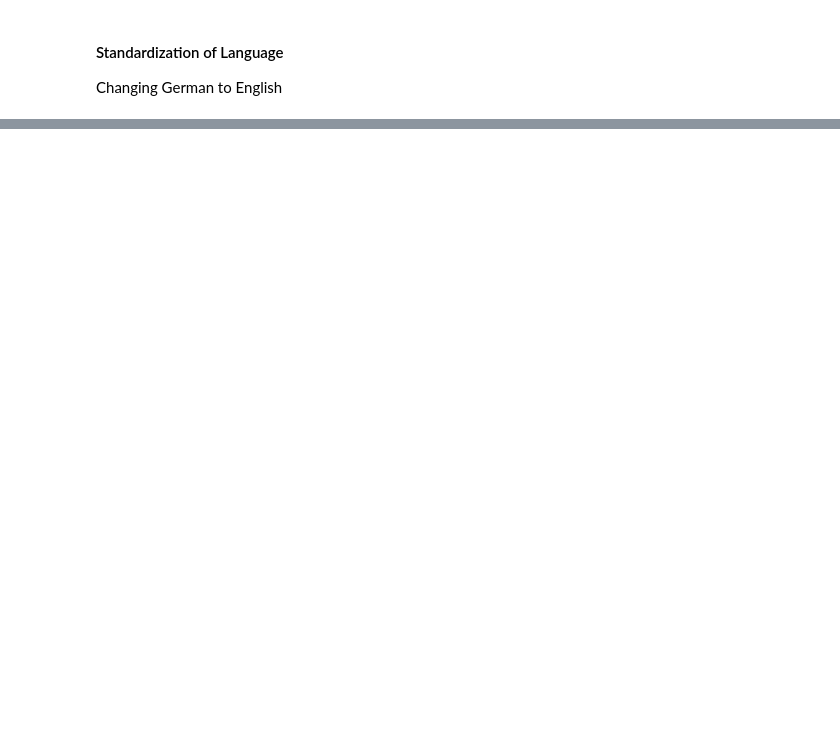
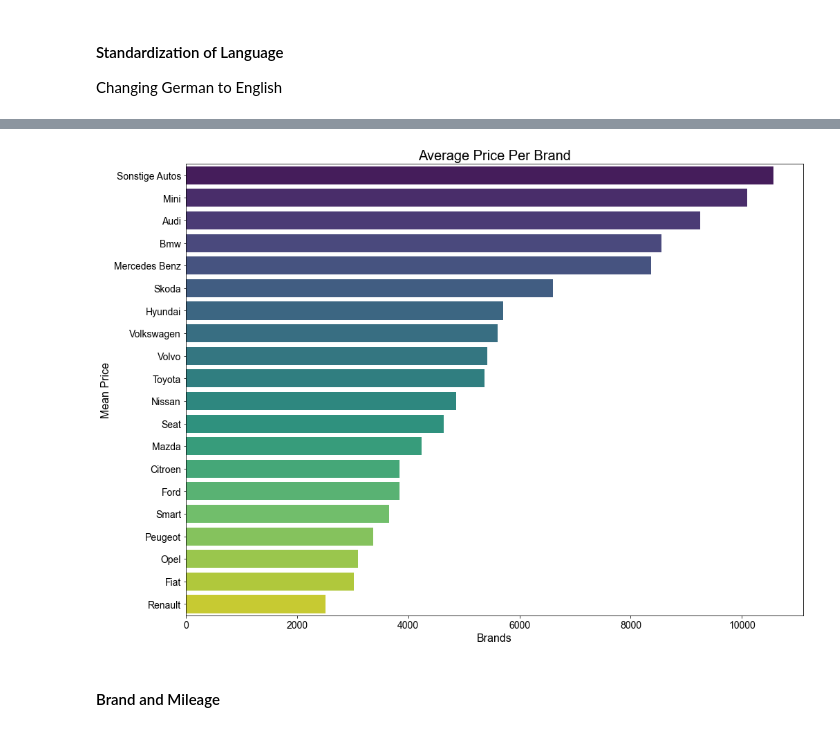
Before and after one commit to Uju-Chinedum/Used-Cars-Dataset, a Jupyter notebook: Used Cars Dataset.ipynb, the cells around one changed output, grey strips where cells are left out. Cells and saved outputs as stored; diff of their text form; code cells hidden in the pictures; blank space fills up the shorter version.

```diff
--- a/Used Cars Dataset.ipynb
+++ b/Used Cars Dataset.ipynb
@@ -332,6 +377,7 @@ cars_clean.rename({
     "vehicleType": "vehicle_type",
     "yearOfRegistration": "year_of_registration",
     "powerPS": "power_ps",
+    "kilometer": "mileage_km",
     "monthOfRegistration": "month_of_registration",
     "fuelType": "fuel_type",
     "notRepairedDamage": "not_repaired_damage",
@@ -514,0 +682,4 @@ Name: year_of_registration, dtype: float64
+# %%
+top_brands = cars_clean["brand"].value_counts(normalize = True, sort = True).index[0:20]
+top_brands = list(top_brands)
+top_brands
@@ -514,0 +707,24 @@ Name: year_of_registration, dtype: float64
+# %%
+mean_brand_prices = {}  # Dictionary to hold brands and their mean prices
+mean_brand_mileage = {}  # Dictionary to hold brands and their mean mileage
+
+# Looping over the brands to get their mean prices and mean mileage
+for brands in top_brands:
+    brand_price = cars_clean[cars_clean["brand"] == brands]["price"]
+    brand_mileage = cars_clean[cars_clean["brand"] == brands]["mileage_km"]
+
+    mean_price = round(brand_price.mean(), 2)
+    mean_mileage = round(brand_mileage.mean(), 2)
+
+    mean_brand_prices[brands] = mean_price
+    mean_brand_mileage[brands] = mean_mileage
+
+mean_price_series = pd.Series(mean_brand_prices)
+df = pd.DataFrame(mean_price_series, columns=["mean_price"])
+
+mean_mileage_series = pd.Series(mean_brand_mileage)
+df["mean_mileage"] = mean_mileage_series
+
+df = df.reset_index()
+df.columns = "brands", "mean_price", "mean_mileage"
+df
@@ -514,0 +751,3 @@ Name: year_of_registration, dtype: float64
+# %%
+price_df = df.sort_values(by=["mean_price"], ascending=False)
+price_df
@@ -514,0 +772,17 @@ Name: year_of_registration, dtype: float64
+# %%
+matpy.figure(figsize=(16, 12))
+matpy.title("Average Price Per Brand", fontsize=20)
+
+sb.barplot(x="mean_price", y="brands", data=price_df, palette="viridis")
+
+matpy.xlabel("Brands", fontsize=16)
+matpy.xticks(fontsize=14)
+matpy.ylabel("Mean Price", fontsize=16)
+matpy.yticks(fontsize=14)
+sb.set_style("dark")
+
+matpy.show()
+# %% [output]
+[figure, added]
+# %% [markdown]
+#### Brand and Mileage
```
Also changed, not shown: parts of 60 cells of this notebook.
